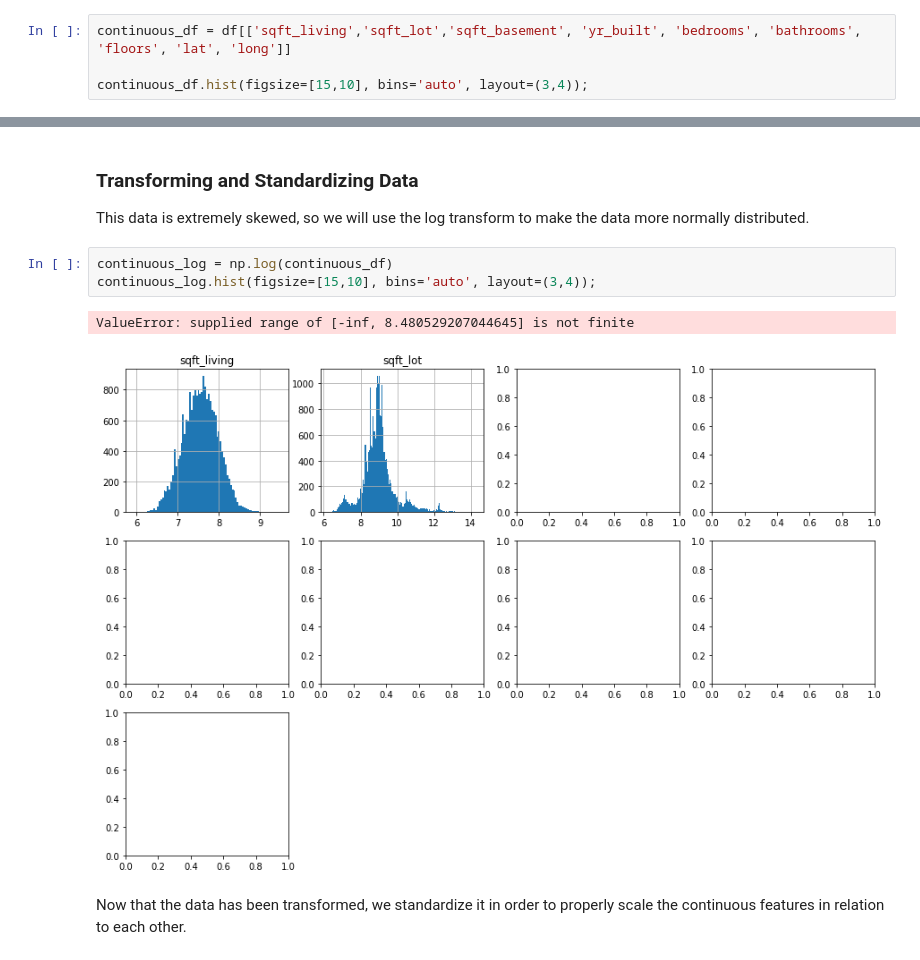
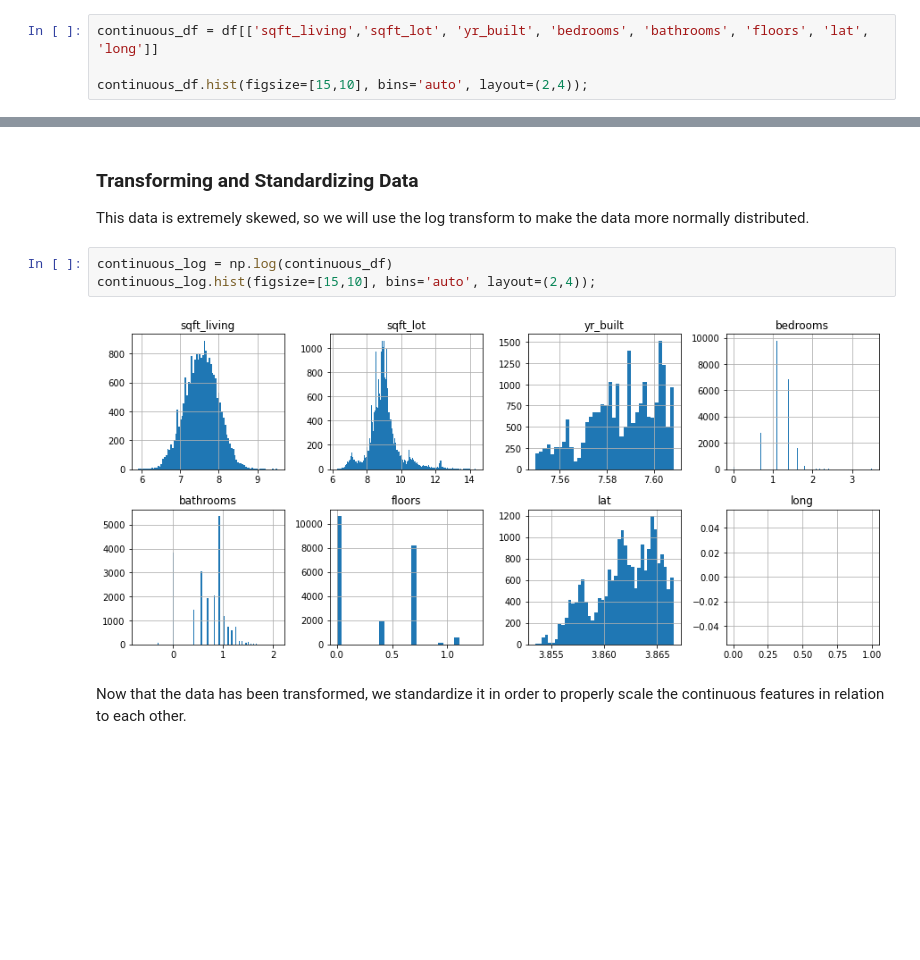
Before and after one commit to shadel96/King_County_Regression_Analysis, a Jupyter notebook: kc_preprocessing_exploring.ipynb, the cells around one changed output, grey strips where cells are left out. Cells and saved outputs as stored; diff of their text form; blank space fills up the shorter version.

Commit message:
fixed initial values, adjusting modeling steps

```diff
--- a/kc_preprocessing_exploring.ipynb
+++ b/kc_preprocessing_exploring.ipynb
@@ -173,7 +185,7 @@ We can see above that our categorical features has been successfully split into
 
 The remaining features are continuous numerical data. We will not include the price feature going forward with the transformations, as it is the feature we want to train our model to predict.
 # %%
-continuous_df = df[['sqft_living','sqft_lot','sqft_basement', 'yr_built', 'bedrooms', 'bathrooms', 'floors', 'lat', 'long']]
+continuous_df = df[['sqft_living','sqft_lot', 'yr_built', 'bedrooms', 'bathrooms', 'floors', 'lat', 'long']]
 
-continuous_df.hist(figsize=[15,10], bins='auto', layout=(3,4));
+continuous_df.hist(figsize=[15,10], bins='auto', layout=(2,4));
 # %% [output]
@@ -184,10 +196,9 @@ continuous_df.hist(figsize=[15,10], bins='auto', layout=(3,4));
 This data is extremely skewed, so we will use the log transform to make the data more normally distributed.
 # %%
 continuous_log = np.log(continuous_df)
-continuous_log.hist(figsize=[15,10], bins='auto', layout=(3,4));
+continuous_log.hist(figsize=[15,10], bins='auto', layout=(2,4));
 # %% [output]
-ValueError: supplied range of [-inf, 8.480529207044645] is not finite
-[figure, old version]
+[figure, new version]
 # %% [markdown]
 Now that the data has been transformed, we standardize it in order to properly scale the continuous features in relation to each other.
 # %%
```
Also changed, not shown: parts of 24 cells of this notebook, 3 other files.
